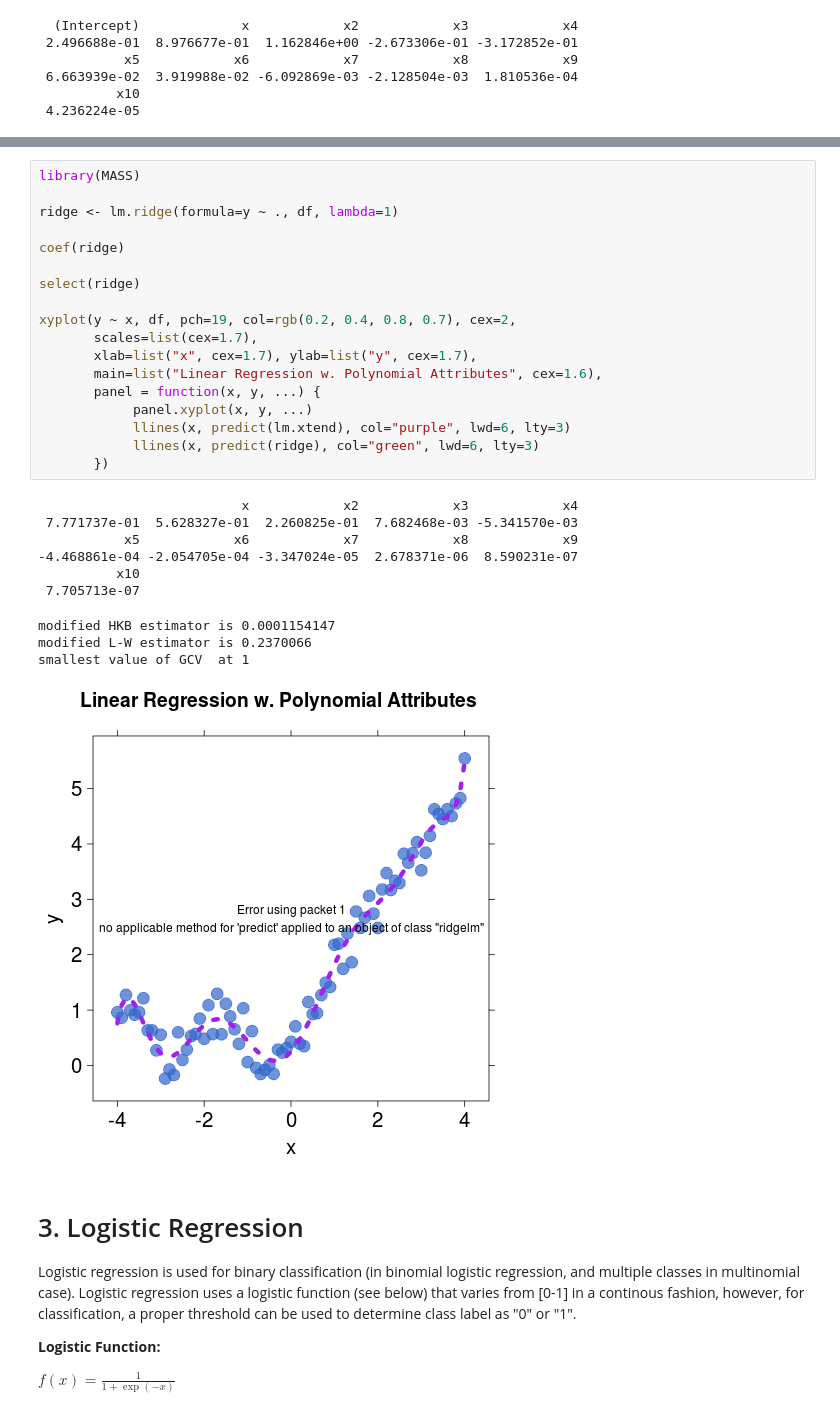
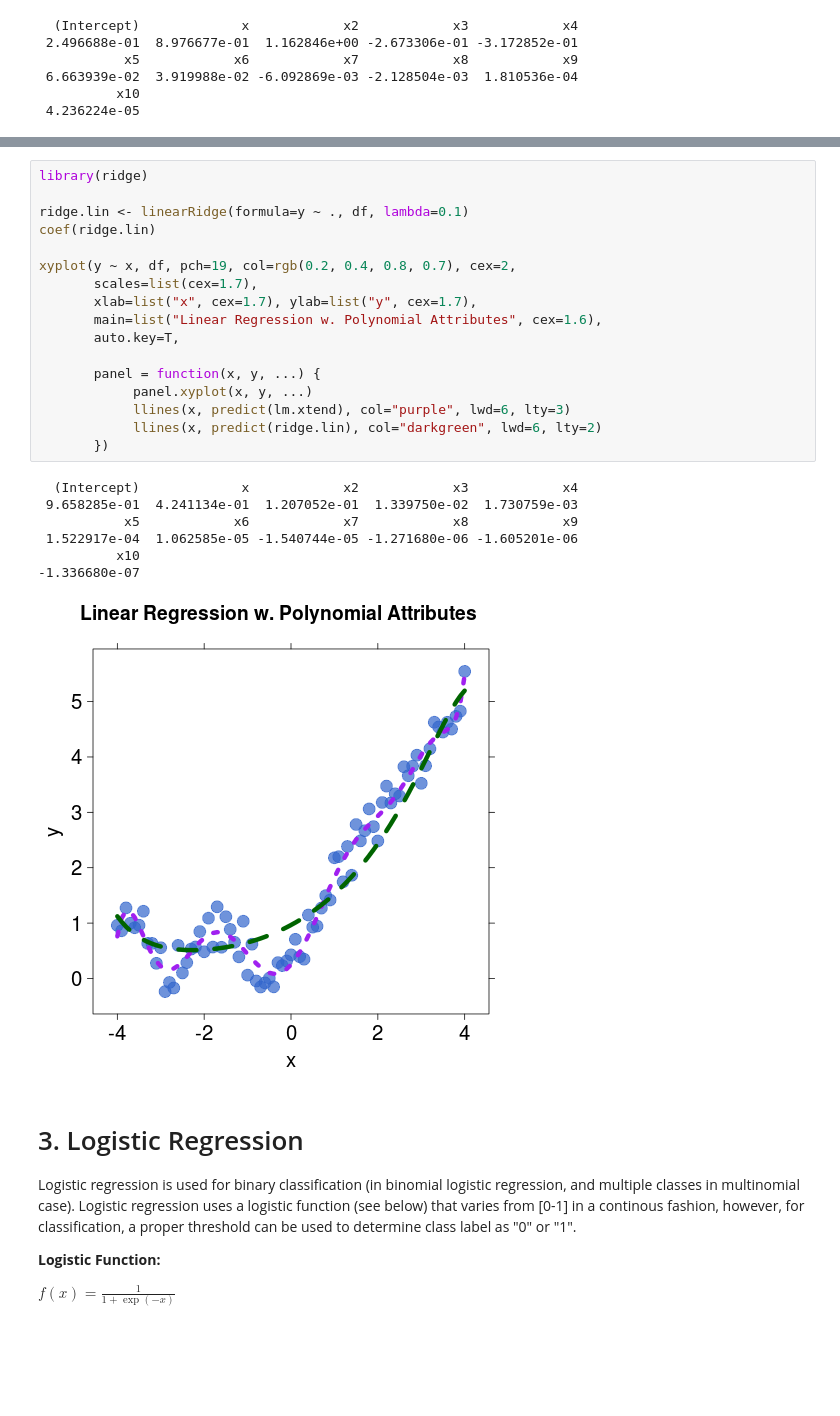
Before and after one commit to vmirly/DataScience, a Jupyter notebook: regressionAnalysis.ipynb, the cells around one changed output, grey strips where cells are left out. Saved outputs shown, nothing was run; the diff lists cells and outputs as text; blank space fills up the shorter version.

```diff
--- a/regressionAnalysis.ipynb
+++ b/regressionAnalysis.ipynb
@@ -148,32 +150,28 @@ where $ \lambda $ is the ridge constant, and controls the degree of penalizing m
 # %%
-library(MASS)
+library(ridge)
 
-ridge <- lm.ridge(formula=y ~ ., df, lambda=1)
-
-coef(ridge)
-
-select(ridge)
+ridge.lin <- linearRidge(formula=y ~ ., df, lambda=0.1)
+coef(ridge.lin)
 
 xyplot(y ~ x, df, pch=19, col=rgb(0.2, 0.4, 0.8, 0.7), cex=2,
        scales=list(cex=1.7),
        xlab=list("x", cex=1.7), ylab=list("y", cex=1.7),
        main=list("Linear Regression w. Polynomial Attributes", cex=1.6),
+       auto.key=T,
+
        panel = function(x, y, ...) {
             panel.xyplot(x, y, ...)
             llines(x, predict(lm.xtend), col="purple", lwd=6, lty=3)
-            llines(x, predict(ridge), col="green", lwd=6, lty=3)
+            llines(x, predict(ridge.lin), col="darkgreen", lwd=6, lty=2)
        })
 # %% [output]
-                          x            x2            x3            x4
- 7.771737e-01  5.628327e-01  2.260825e-01  7.682468e-03 -5.341570e-03
+  (Intercept)             x            x2            x3            x4
+ 9.658285e-01  4.241134e-01  1.207052e-01  1.339750e-02  1.730759e-03
            x5            x6            x7            x8            x9
--4.468861e-04 -2.054705e-04 -3.347024e-05  2.678371e-06  8.590231e-07
+ 1.522917e-04  1.062585e-05 -1.540744e-05 -1.271680e-06 -1.605201e-06
           x10
- 7.705713e-07
+-1.336680e-07
-modified HKB estimator is 0.0001154147
-modified L-W estimator is 0.2370066
-smallest value of GCV  at 1
-[figure, old version]
+[figure, new version]
 # %% [markdown]
 <a id="logistic-regression">
 
```
Also changed, not shown: parts of 5 cells of this notebook.
